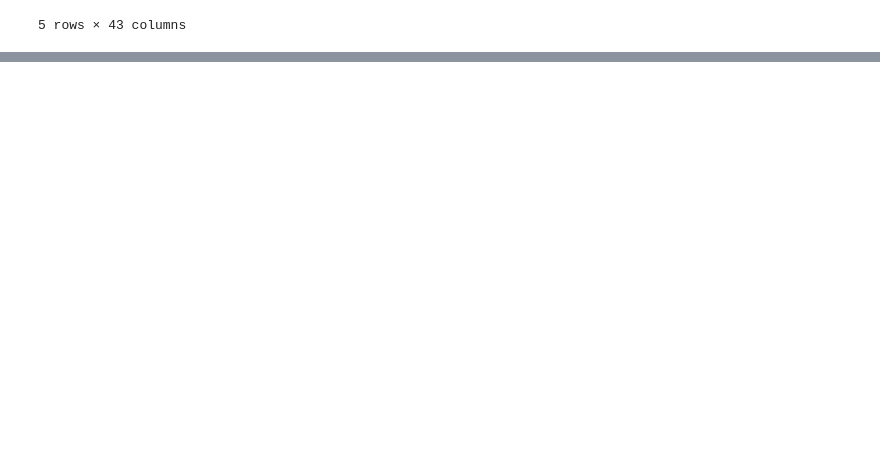
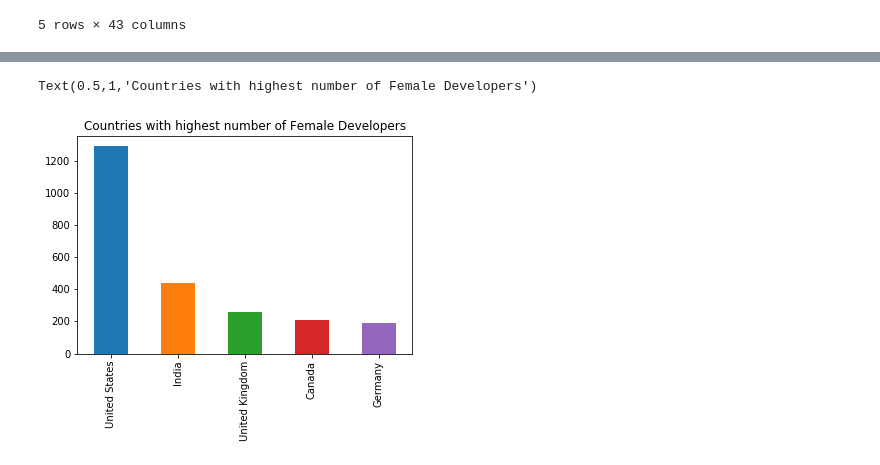
Before and after one commit to kuldeepemol/tech-nerds, a Jupyter notebook: analysis.ipynb, the cells around one changed output, grey strips where cells are left out. Cells and saved outputs as stored; diff of their text form; code cells hidden in the pictures; blank space fills up the shorter version.

```diff
--- a/analysis.ipynb
+++ b/analysis.ipynb
@@ -35,0 +84,8 @@ print(dev_role)
+# %%
+gender_df = df_cleaned[['Country','Gender']].dropna()
+female_df = gender_df[gender_df['Gender'] == 'Female']
+female_df['Country'].value_counts().head().plot.subplt(kind='bar')
+plt.title('Countries with highest number of Female Developers')
+# %% [output]
+Text(0.5,1,'Countries with highest number of Female Developers')
+[figure, added]
```
Also changed, not shown: parts of 16 cells of this notebook.
